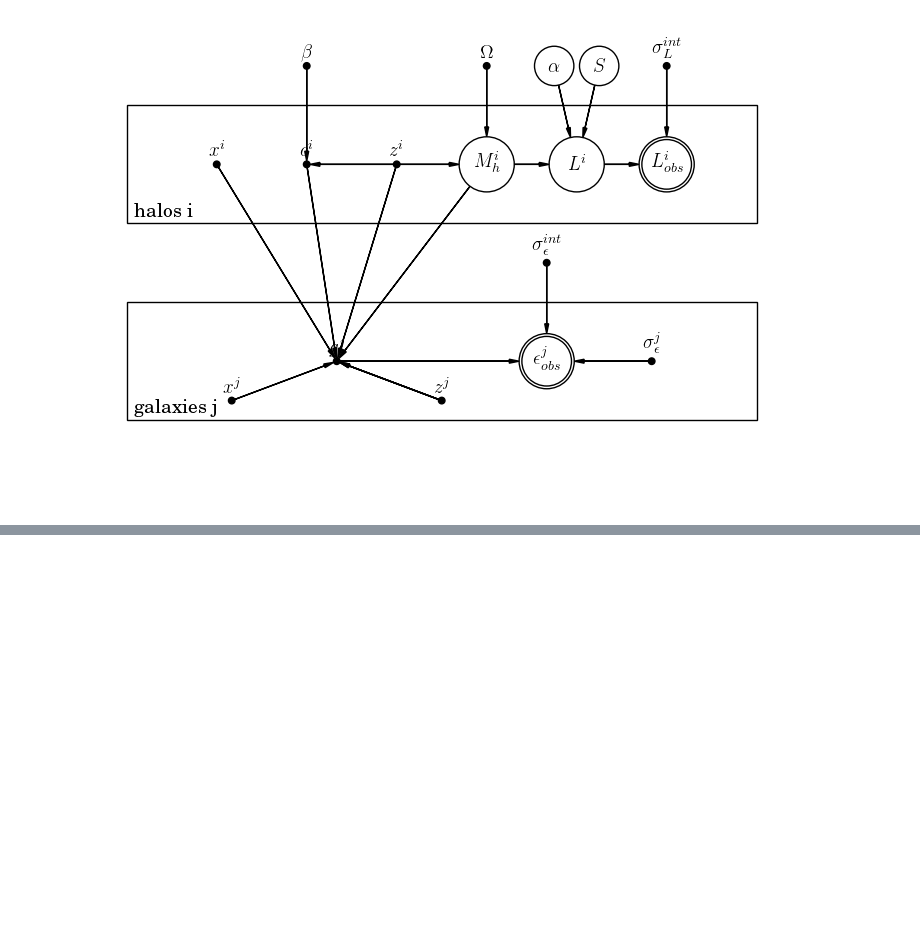
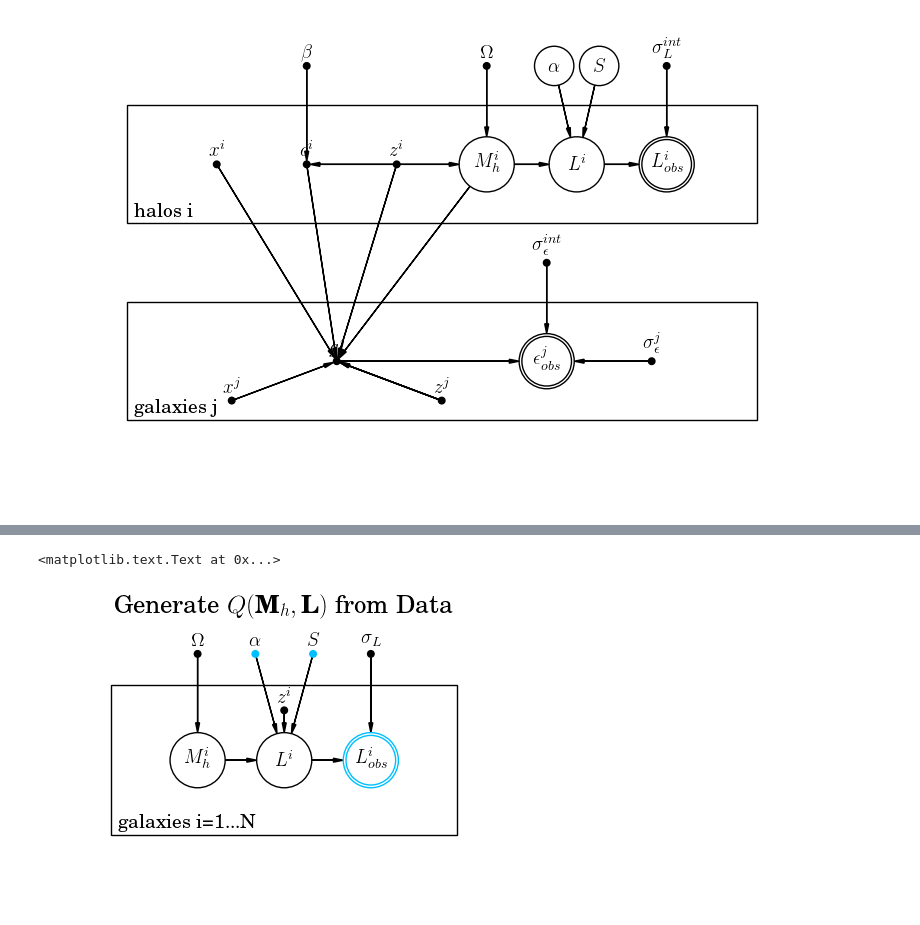
Before and after one commit to davidthomas5412/PanglossNotebooks, a Jupyter notebook: Daft_Luminosity_2017_01_13.ipynb, the cells around one changed output, grey strips where cells are left out. Cells and saved outputs as stored; diff of their text form; code cells hidden in the pictures; blank space fills up the shorter version.

```diff
--- a/Daft_Luminosity_2017_01_13.ipynb
+++ b/Daft_Luminosity_2017_01_13.ipynb
@@ -159,0 +261,53 @@ pgm.render()
+# %%
+%matplotlib inline
+
+from daft import PGM, Plate, Node
+import matplotlib.pyplot as plt
+
+from matplotlib import rc
+rc("font", family="serif", size=14)
+rc("text", usetex=True)
+
+#dimensions
+pgm_height = 3.5
+pgm_width = 6.
+border = 0.8
+scale = 1.4
+smallscale=1.0
+plate_width = pgm_width - 2. * border
+plate_height = (pgm_height - 2. * border)
+plate_x = border
+plate_y = border
+plate_mid = plate_height / 2. + plate_y
+fourth = plate_width / 4.
+
+color = '#00bfff'
+blue = {'fc': color, 'ec': color}
+
+pgm = PGM([pgm_width, pgm_height], origin=[0, 0], observed_style="inner")
+
+#plate
+pgm.add_plate(Plate([plate_x, plate_y, plate_width, plate_height], label="galaxies i=1...N"))
+
+pgm.add_node(Node('z_i', '$z^i$', plate_x + 2. * fourth, plate_mid + plate_height / 3.0, fixed=True))
+pgm.add_node(Node('M_h_i', '$M_h^i$', plate_x + 1. * fourth, plate_mid, scale=scale))
+pgm.add_node(Node('L_i', '$L^i$', plate_x + 2. * fourth, plate_mid, scale=scale))
+pgm.add_node(Node('L_obs_i', '$L_{obs}^i$', plate_x + 3. * fourth, plate_mid, scale=scale, plot_params={'ec': color}, observed=True))
+pgm.add_node(Node('omega', r'$\Omega$', plate_x + 1. * fourth, pgm_height - (border/2.), fixed=True))
+pgm.add_node(Node('alpha', r'$\alpha$', plate_x + 2. * fourth - (fourth/3.), pgm_height - (border/2.), scale=smallscale, plot_params=blue, fixed=True))
+pgm.add_node(Node('s', r'$S$', plate_x + 2. * fourth + (fourth/3.), pgm_height - (border/2.), scale=smallscale, plot_params=blue, fixed=True))
+pgm.add_node(Node('L_sig_int', r'$\sigma_{L}$', plate_x + 3. * fourth, pgm_height - (border/2.), fixed=True))
+
+# #edges
+pgm.add_edge('omega', 'M_h_i')
+pgm.add_edge('M_h_i', 'L_i')
+pgm.add_edge('L_i', 'L_obs_i')
+pgm.add_edge('alpha', 'L_i')
+pgm.add_edge('s', 'L_i')
+pgm.add_edge('L_sig_int', 'L_obs_i')
+pgm.add_edge('z_i', 'L_i')
+pgm.render()
+plt.title(r'Generate $Q(\textbf{M}_h,\textbf{L})$ from Data', fontsize=18)
+# %% [output]
+<matplotlib.text.Text at 0x...>
+[figure, added]
```
Also changed, not shown: parts of 2 cells of this notebook, 6 other files.
